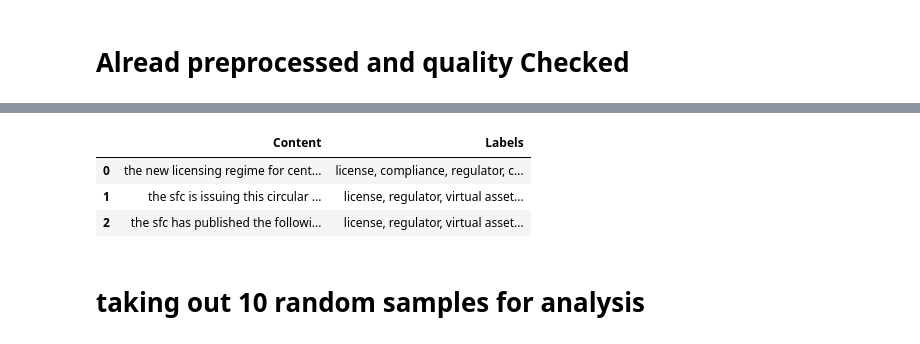
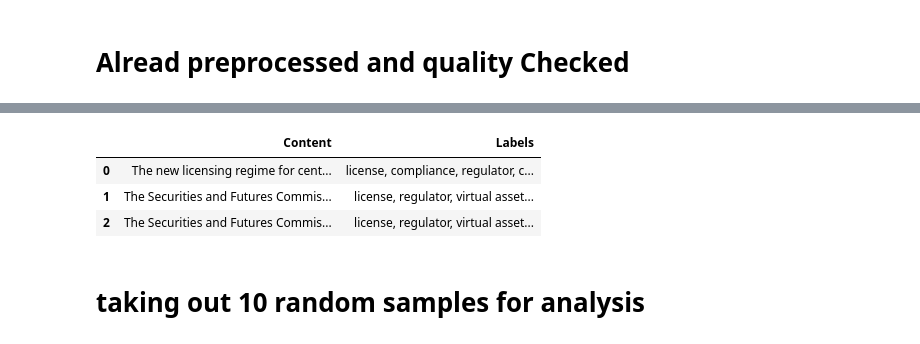
Before and after one commit to AnshTanwar/Machine-Learning-Notebooks, a Jupyter notebook: finetune-bert-02.ipynb, the cells around one changed output, grey strips where cells are left out. Cells and saved outputs as stored; diff of their text form; code cells hidden in the pictures.

```diff
--- a/finetune-bert-02.ipynb
+++ b/finetune-bert-02.ipynb
@@ -83,3 +83,5 @@ df2 = pd.read_csv("/kaggle/input/quality-improved-dataset-2prompts/prompt_2_data
 df0 = df0.drop('Unnamed: 0', axis = 1)
 df1 = df1.drop('Unnamed: 0', axis = 1)
 df2 = df2.drop('Unnamed: 0', axis = 1)
+
+df2 = df2.rename(columns={"input_labels":"Labels"})
@@ -118,10 +88,10 @@ df1.describe()
 # %%
-df1.head(3)
+df2.head(3)
 # %% [output]
 |  | Content | Labels |
-| 0 | the new licensing regime for cent... | license, compliance, regulator, c... |
-| 1 | the sfc is issuing this circular ... | license, regulator, virtual asset... |
-| 2 | the sfc has published the followi... | license, regulator, virtual asset... |
+| 0 | The new licensing regime for cent... | license, compliance, regulator, c... |
+| 1 | The Securities and Futures Commis... | license, regulator, virtual asset... |
+| 2 | The Securities and Futures Commis... | license, regulator, virtual asset... |
 # %% [markdown]
 # taking out 10 random samples for analysis
 # %%
```
Also changed, not shown: parts of 17 cells of this notebook.
